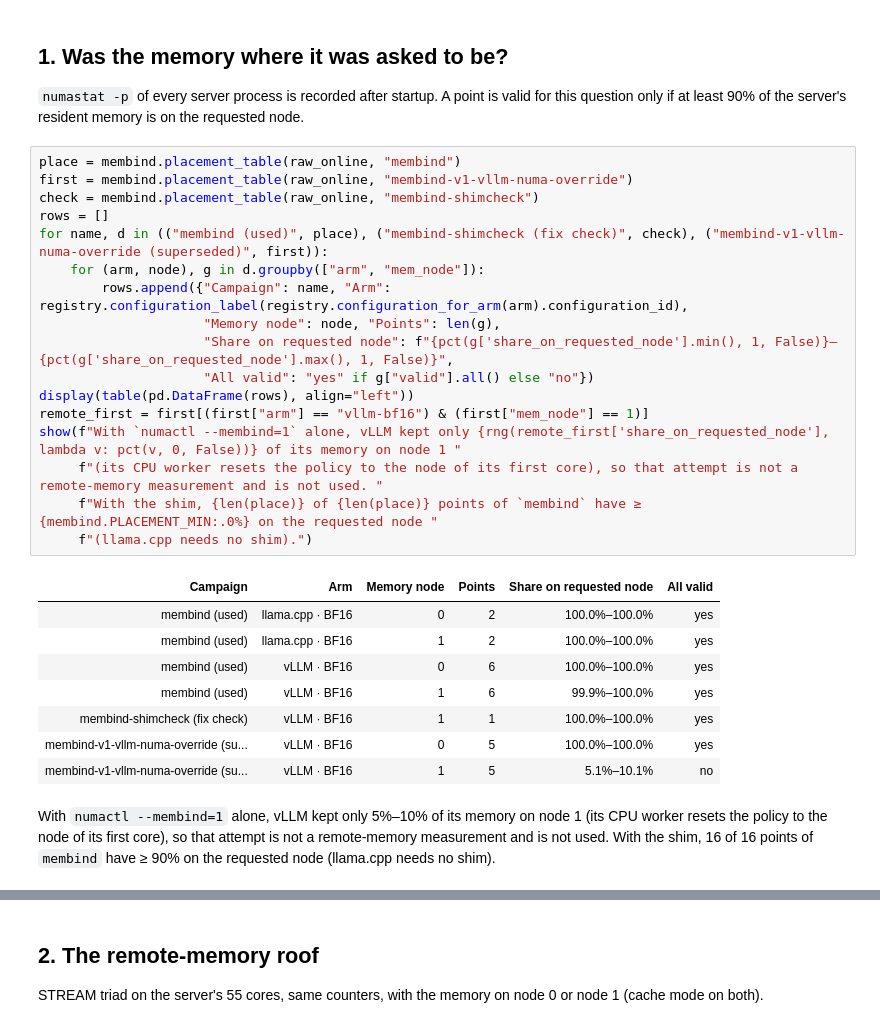
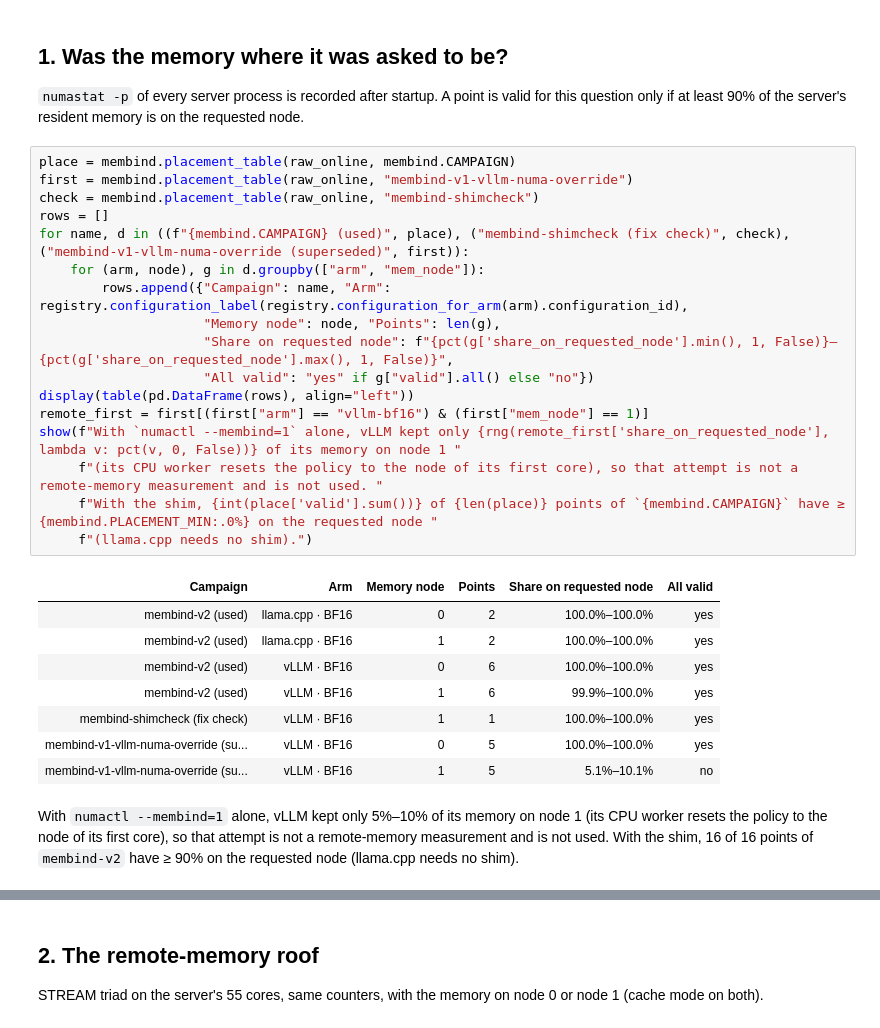
Before and after one commit to struggling-student/llm-backend-analysis, a Jupyter notebook: notebooks/backend_selection/11_memory_node_sensitivity.ipynb, the cells around one changed output, grey strips where cells are left out. Saved outputs shown, nothing was run; the diff lists cells and outputs as text.

```diff
--- a/notebooks/backend_selection/11_memory_node_sensitivity.ipynb
+++ b/notebooks/backend_selection/11_memory_node_sensitivity.ipynb
@@ -50,32 +49,32 @@ raw_online = paths.RAW / "online"
 `numastat -p` of every server process is recorded after startup. A point is valid for this question only if at least 90% of the server's
 resident memory is on the requested node.
 # %%
-place = membind.placement_table(raw_online, "membind")
+place = membind.placement_table(raw_online, membind.CAMPAIGN)
 first = membind.placement_table(raw_online, "membind-v1-vllm-numa-override")
 check = membind.placement_table(raw_online, "membind-shimcheck")
 rows = []
-for name, d in (("membind (used)", place), ("membind-shimcheck (fix check)", check), ("membind-v1-vllm-numa-override (superseded)", first)):
+for name, d in ((f"{membind.CAMPAIGN} (used)", place), ("membind-shimcheck (fix check)", check), ("membind-v1-vllm-numa-override (superseded)", first)):
     for (arm, node), g in d.groupby(["arm", "mem_node"]):
         rows.append({"Campaign": name, "Arm": registry.configuration_label(registry.configuration_for_arm(arm).configuration_id),
                      "Memory node": node, "Points": len(g),
                      "Share on requested node": f"{pct(g['share_on_requested_node'].min(), 1, False)}–{pct(g['share_on_requested_node'].max(), 1, False)}",
                      "All valid": "yes" if g["valid"].all() else "no"})
 display(table(pd.DataFrame(rows), align="left"))
 remote_first = first[(first["arm"] == "vllm-bf16") & (first["mem_node"] == 1)]
 show(f"With `numactl --membind=1` alone, vLLM kept only {rng(remote_first['share_on_requested_node'], lambda v: pct(v, 0, False))} of its memory on node 1 "
      f"(its CPU worker resets the policy to the node of its first core), so that attempt is not a remote-memory measurement and is not used. "
-     f"With the shim, {len(place)} of {len(place)} points of `membind` have ≥ {membind.PLACEMENT_MIN:.0%} on the requested node "
+     f"With the shim, {int(place['valid'].sum())} of {len(place)} points of `{membind.CAMPAIGN}` have ≥ {membind.PLACEMENT_MIN:.0%} on the requested node "
      f"(llama.cpp needs no shim).")
 # %% [output]
 | Campaign | Arm | Memory node | Points | Share on requested node | All valid |
-| membind (used) | llama.cpp · BF16 | 0 | 2 | 100.0%–100.0% | yes |
-| membind (used) | llama.cpp · BF16 | 1 | 2 | 100.0%–100.0% | yes |
-| membind (used) | vLLM · BF16 | 0 | 6 | 100.0%–100.0% | yes |
-| membind (used) | vLLM · BF16 | 1 | 6 | 99.9%–100.0% | yes |
+| membind-v2 (used) | llama.cpp · BF16 | 0 | 2 | 100.0%–100.0% | yes |
+| membind-v2 (used) | llama.cpp · BF16 | 1 | 2 | 100.0%–100.0% | yes |
+| membind-v2 (used) | vLLM · BF16 | 0 | 6 | 100.0%–100.0% | yes |
+| membind-v2 (used) | vLLM · BF16 | 1 | 6 | 99.9%–100.0% | yes |
 | membind-shimcheck (fix check) | vLLM · BF16 | 1 | 1 | 100.0%–100.0% | yes |
 | membind-v1-vllm-numa-override (su... | vLLM · BF16 | 0 | 5 | 100.0%–100.0% | yes |
 | membind-v1-vllm-numa-override (su... | vLLM · BF16 | 1 | 5 | 5.1%–10.1% | no |
-With `numactl --membind=1` alone, vLLM kept only 5%–10% of its memory on node 1 (its CPU worker resets the policy to the node of its first core), so that attempt is not a remote-memory measurement and is not used. With the shim, 16 of 16 points of `membind` have ≥ 90% on the requested node (llama.cpp needs no shim).
+With `numactl --membind=1` alone, vLLM kept only 5%–10% of its memory on node 1 (its CPU worker resets the policy to the node of its first core), so that attempt is not a remote-memory measurement and is not used. With the shim, 16 of 16 points of `membind-v2` have ≥ 90% on the requested node (llama.cpp needs no shim).
 # %%
 import re
 rows = []
```
Also changed, not shown: parts of 8 cells of this notebook, 10 other files.
